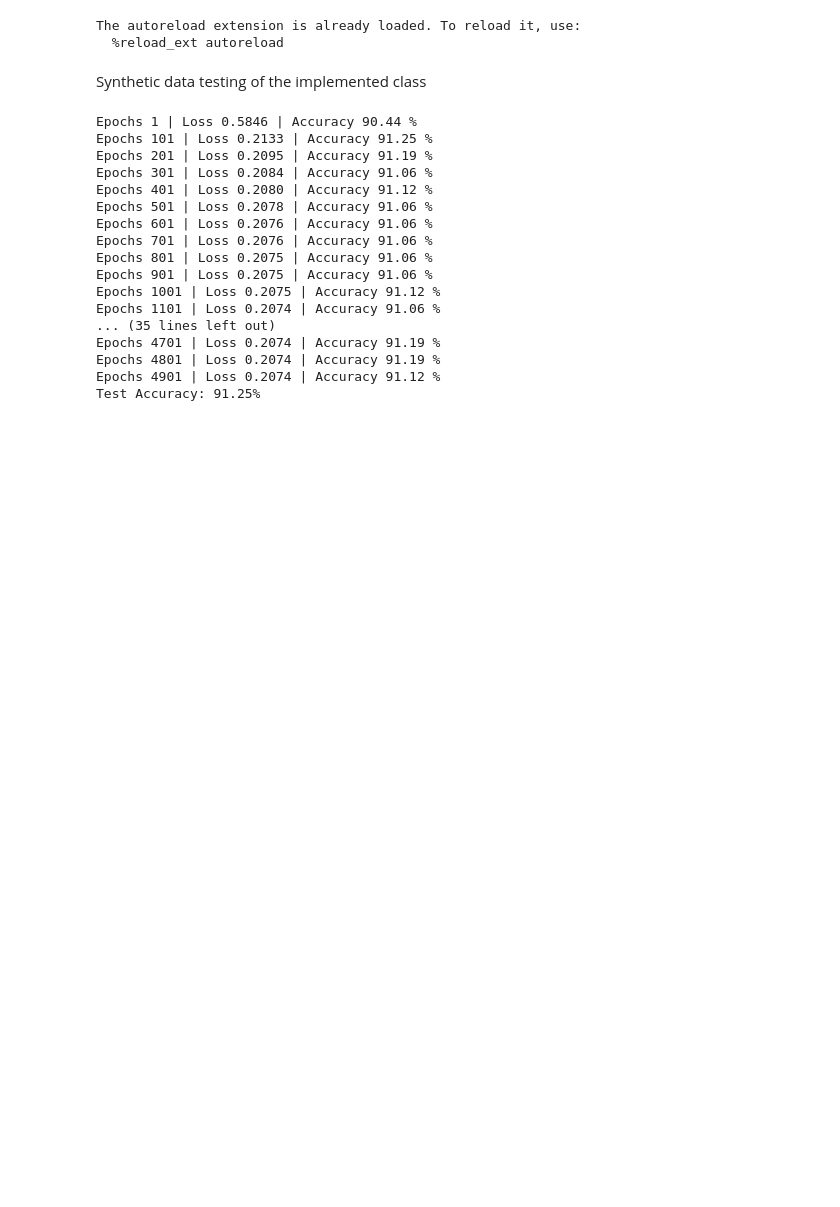
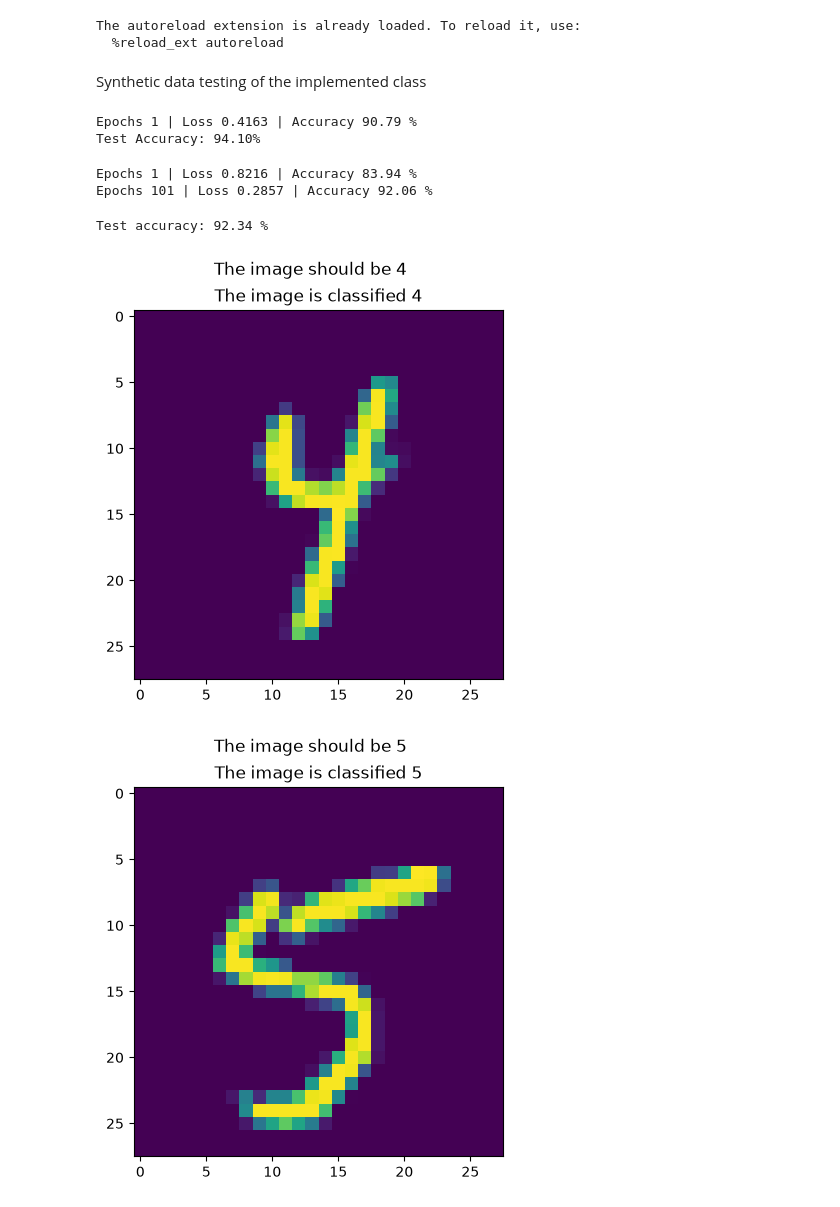
Before and after one commit to XanderFil19/classification_from_scratch, a Jupyter notebook: notebook2.ipynb, the cells around one changed output. Saved outputs shown, nothing was run; the diff lists cells and outputs as text; code cells hidden in the pictures; blank space fills up the shorter version.

Commit message:
Testing on synthetic data and on MNSIT classification.

```diff
--- a/notebook2.ipynb
+++ b/notebook2.ipynb
@@ -9,12 +9,10 @@ from utils import *
 # %% [markdown]
 Synthetic data testing of the implemented class
 # %%
-np.random.seed(42)
+# Parameters
+d , n , q = 3 , 10000 , 4
 
-# Parameters
-d , n , q = 3 , 2000 , 4
-
-np.random.seed(42)
+# Generate synthetic input data
 X = np.random.randn(d, n)
 
 # Generate custom rule
@@ -35,28 +33,52 @@ X_train, y_train = X[:, train_idx], y[train_idx]
 X_test, y_test = X[:, test_idx], y[test_idx]
 
 # Fitting the classifier
-clf = Classifier(lr=0.1, epochs=5000, num_class=q, batch_size=32)
+clf = Classifier(lr=0.1, epochs=50, num_class=q, batch_size=128)
 clf.fit(X_train, y_train)
 
 # Test evaluation
-y_pred_test = clf.forward(clf.add_bias(X_test))
+y_pred_test = clf.classify(X_test)
 test_acc = 100 * clf.accuracy(y_test, y_pred_test)
 print(f"Test Accuracy: {test_acc:.2f}%")
 # %% [output]
-Epochs 1 | Loss 0.5846 | Accuracy 90.44 %
-Epochs 101 | Loss 0.2133 | Accuracy 91.25 %
-Epochs 201 | Loss 0.2095 | Accuracy 91.19 %
-Epochs 301 | Loss 0.2084 | Accuracy 91.06 %
-Epochs 401 | Loss 0.2080 | Accuracy 91.12 %
-Epochs 501 | Loss 0.2078 | Accuracy 91.06 %
-Epochs 601 | Loss 0.2076 | Accuracy 91.06 %
-Epochs 701 | Loss 0.2076 | Accuracy 91.06 %
-Epochs 801 | Loss 0.2075 | Accuracy 91.06 %
-Epochs 901 | Loss 0.2075 | Accuracy 91.06 %
-Epochs 1001 | Loss 0.2075 | Accuracy 91.12 %
-Epochs 1101 | Loss 0.2074 | Accuracy 91.06 %
-... (35 lines left out)
-Epochs 4701 | Loss 0.2074 | Accuracy 91.19 %
-Epochs 4801 | Loss 0.2074 | Accuracy 91.19 %
-Epochs 4901 | Loss 0.2074 | Accuracy 91.12 %
-Test Accuracy: 91.25%
+Epochs 1 | Loss 0.4163 | Accuracy 90.79 %
+Test Accuracy: 94.10%
+# %%
+q = 10
+# Download MNIST dataset
+train = MNIST(root="./data", train=True, download=True)
+test = MNIST(root="./data", train=False, download=True)
+
+# Convert to ndarray and normalize
+X_train = train.data.numpy().astype(np.float32) / 255.0
+X_test = test.data.numpy().astype(np.float32) / 255.0
+
+y_train = train.targets.numpy().astype(np.int64)
+y_test = test.targets.numpy().astype(np.int64)
+
+# Flatten
+X_train = X_train.reshape(-1 , 784).T
+X_test = X_test.reshape(-1 , 784).T
+# %%
+classifier = Classifier( lr = 0.01 , epochs = 200 , num_class = q , lam = 0.0, batch_size = 128 )
+idx = np.random.choice( np.arange(X_train.shape[-1]) , size = X_train.shape[-1] , replace=False )
+classifier.fit( X_train[:,idx] , y_train[idx] )
+# %% [output]
+Epochs 1 | Loss 0.8216 | Accuracy 83.94 %
+Epochs 101 | Loss 0.2857 | Accuracy 92.06 %
+# %%
+y_test_pred = classifier.classify(X_test)
+test_accuracy = 100 * classifier.accuracy(y_test,y_test_pred)
+print(f'Test accuracy: {test_accuracy:.2f} %')
+# %% [output]
+Test accuracy: 92.34 %
+# %%
+for k in np.random.choice( np.arange(5000) , size = 10 , replace=False):
+    x_plot = X_test[:,k].reshape(28,-1)
+    plt.imshow(x_plot)
+    plt.suptitle(f'The image should be { y_test[k]}')
+    plt.title(f'The image is classified { y_test_pred[k] }')
+    plt.show()
+# %% [output]
+[figure, added]
+[figure, added]
```
Also changed, not shown: parts of 1 cell of this notebook, 1 other file.
